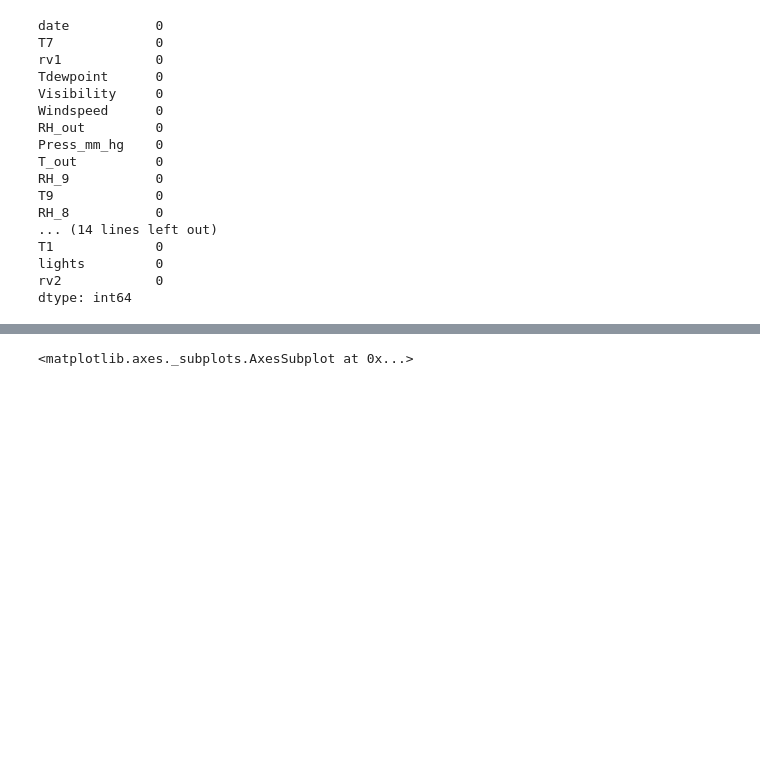
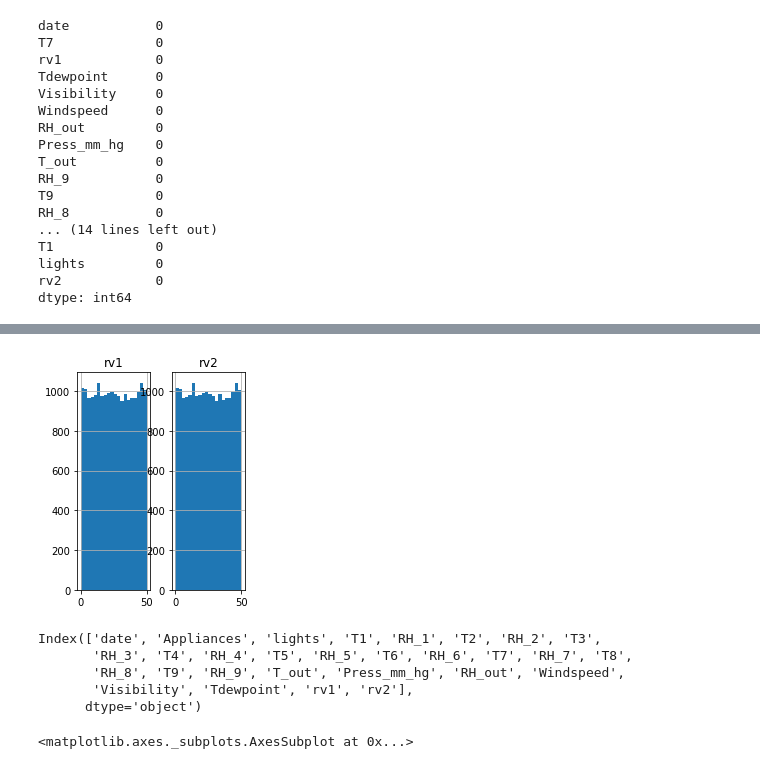
Before and after one commit to Mmbsaksd/Appliance-Energy-Prediction, a Jupyter notebook: Appliance_Energy_Prediction.ipynb, the cells around one changed output, grey strips where cells are left out. Drawn from its saved outputs; the diff is of its cells as text; code cells hidden in the pictures; blank space fills up the shorter version.

```diff
--- a/Appliance_Energy_Prediction.ipynb
+++ b/Appliance_Energy_Prediction.ipynb
@@ -69,0 +152,4 @@ eng_df.drop(['date','lights'],axis=1, inplace=True)
+# %%
+#Checking the random variable variation
+cols_random = eng_df[['rv1','rv2']]
+cols_random.describe()
@@ -70,3 +166,16 @@ eng_df.drop(['date','lights'],axis=1, inplace=True)
+# %%
+#Ploting the random variable variation
+cols_random.hist(bins=20, figsize=(3,4));
+# %% [output]
+[figure, added]
+# %%
+eng_df.columns
+# %% [output]
+Index(['date', 'Appliances', 'lights', 'T1', 'RH_1', 'T2', 'RH_2', 'T3',
+       'RH_3', 'T4', 'RH_4', 'T5', 'RH_5', 'T6', 'RH_6', 'T7', 'RH_7', 'T8',
+       'RH_8', 'T9', 'RH_9', 'T_out', 'Press_mm_hg', 'RH_out', 'Windspeed',
+       'Visibility', 'Tdewpoint', 'rv1', 'rv2'],
+      dtype='object')
 # %%
 #Ploting the graphical representation of Appliance
 plt.subplots(figsize=(20,5))
```
Also changed, not shown: parts of 22 cells of this notebook.
